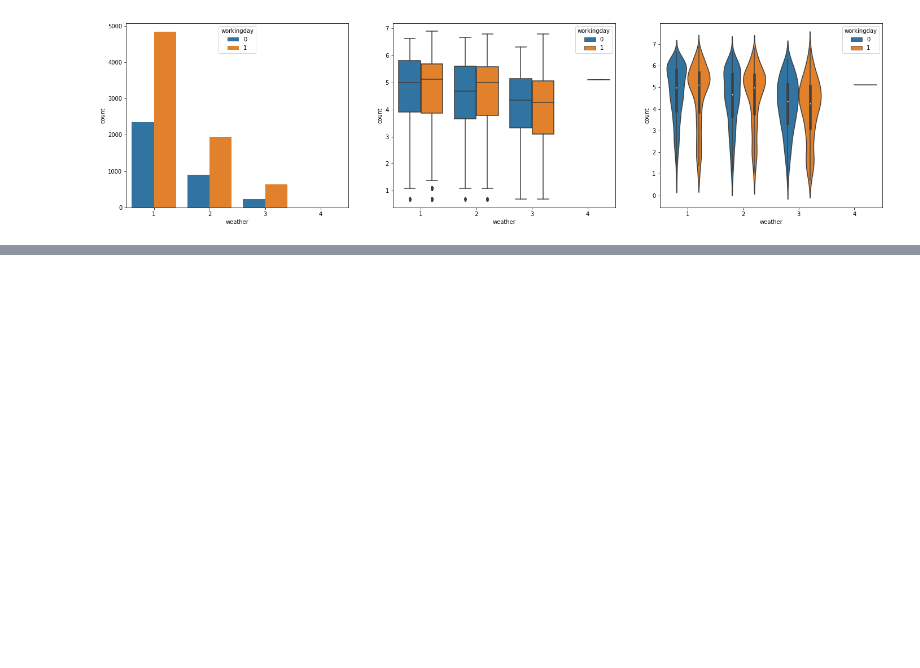
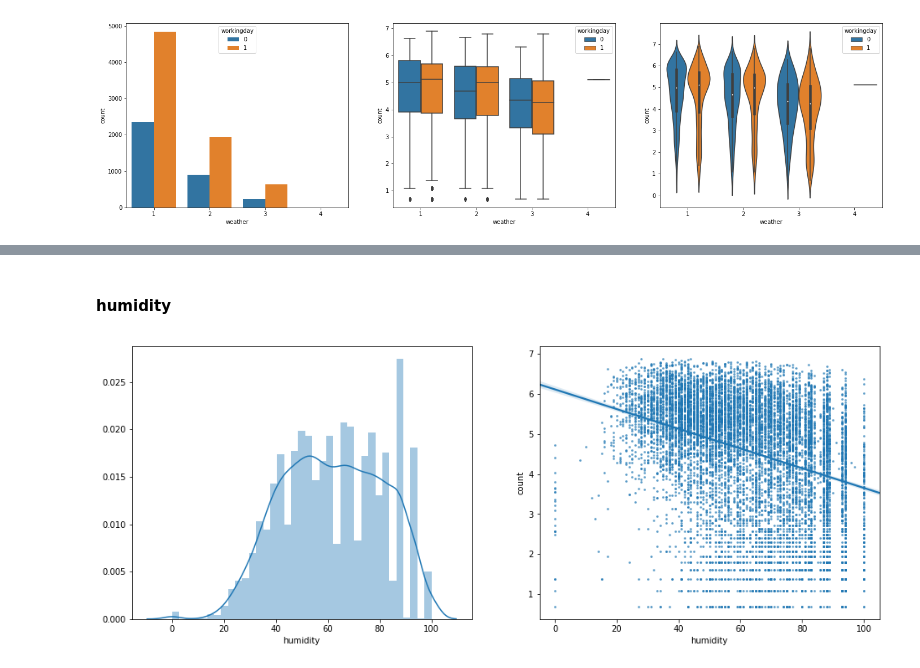
Before and after one commit to EricLiuLR/Machine_Learning_Projects, a Jupyter notebook: Bike_Sharing_Demand/eda.ipynb, the cells around one changed output, grey strips where cells are left out. Saved outputs shown, nothing was run; the diff lists cells and outputs as text; code cells hidden in the pictures; blank space fills up the shorter version.

```diff
--- a/Bike_Sharing_Demand/eda.ipynb
+++ b/Bike_Sharing_Demand/eda.ipynb
@@ -176,0 +256,6 @@ plot_category('weather', hue='workingday')
+# %% [markdown]
+#### humidity
+# %%
+plot_numerical('humidity', 'count')
+# %% [output]
+[figure, added]
```
Also changed, not shown: parts of 17 cells of this notebook.
